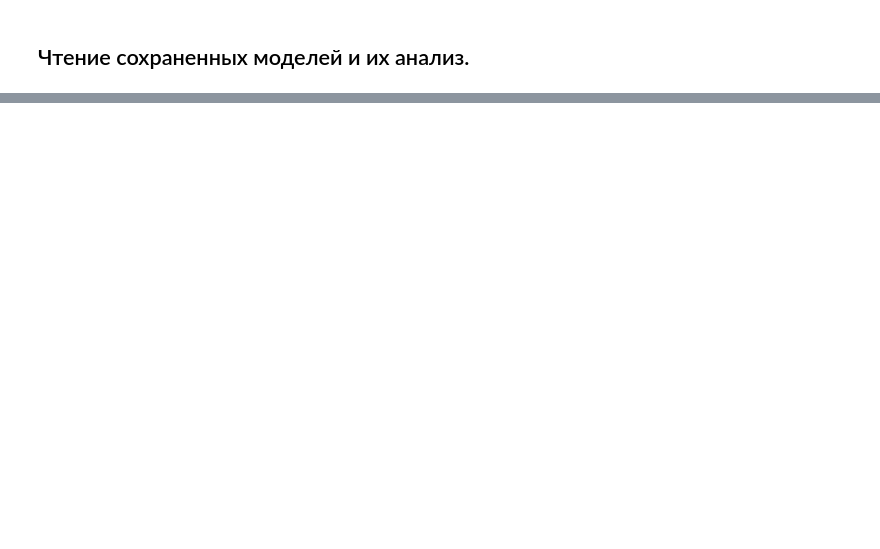
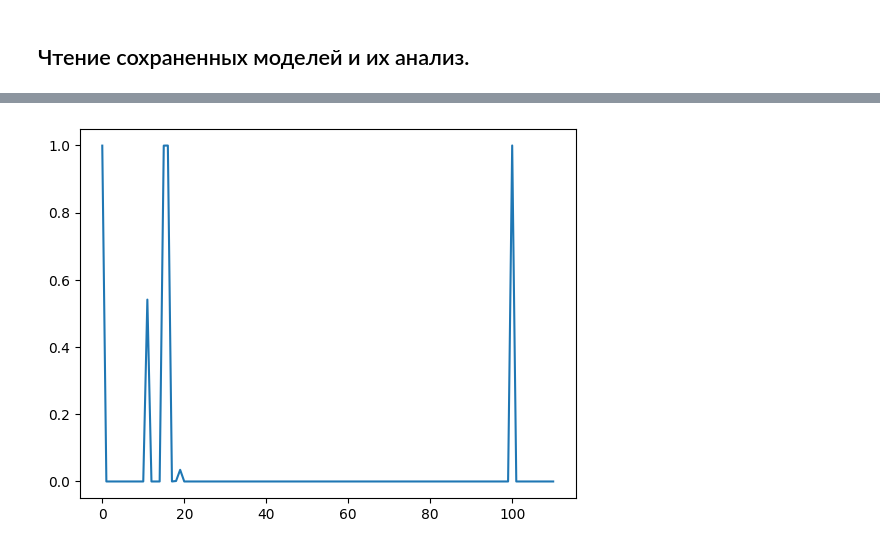
Before and after one commit to arbuz001/Wave-U-Net-Pytorch, a Jupyter notebook: classifier_mel_based.ipynb, the cells around one changed output, grey strips where cells are left out. Cells and saved outputs as stored; diff of their text form; code cells hidden in the pictures; blank space fills up the shorter version.

```diff
--- a/classifier_mel_based.ipynb
+++ b/classifier_mel_based.ipynb
@@ -350,6 +357,25 @@ def gen_smix(num_nclds_in_mix):
         scnts0[i] = sum(smix * wt[i])
     wtF = scnts0 / sum(scnts0)
     return randm_ncld_clss_lst, wtF, smix0
+# %%
+def make_dataset2(main_dir_for_dataset):
+    label = "Eu-152"
+    # label = "other"
+    # fldrs = sorted(str(p) for p in Path(main_dir_for_dataset).glob(f"*/mixture.wav_other.wav_sr=2048.csv"))
+    fldrs = sorted(str(p) for p in Path(main_dir_for_dataset).glob(f"*/mixture.wav_Eu-152.wav_sr=2048.csv"))
+    labels_dict = dict((k, v) for k, v in enumerate([label], start=1))
+    num_energies = int(channel_to_energy_channel(2048, ks0, ks1, ks2)) + 1
+    data = np.empty([0, num_energies])
+    labels = []
+    for fl in fldrs:
+        ds = pd.read_csv(f'{fl}', header=None)
+        ds = ds[ds[1].notna()]
+        calibrated_spectrum = calibrate_spectrum_by_energy(ds)
+        data = np.concatenate((data, calibrated_spectrum.reshape(1, num_energies)), axis=0)
+        labels.append(label)
+    datax = pd.DataFrame(data, columns=np.linspace(1, data.shape[1], data.shape[1]))
+    datax['label'] = labels
+    return datax, labels_dict
 # %% [markdown]
 
 ## Чтение сохраненных моделей и их анализ.
@@ -372,10 +402,11 @@ ax.grid(True)
 # %%
 %%time
-main_dir_for_dataset = './GammaSpectraGeant4/'
+# main_dir_for_dataset = './GammaSpectraGeant4/'
+main_dir_for_dataset = '/mnt/hgfs/vm_ubuntu_shared_folder/Wave-U-Net-Pytorch-fork/audio_examples/musdb18hq_geant4_2_classes_Eu152_n=720/'
 
 N,alfa,mu,sigma = 5, 1, 0, 0.01
 Num_drifts = 4
 classes_amnt = 16
 num_sets = 33
 num_energies = int(channel_to_energy_channel(2048,ks0, ks1, ks2)) + 1
-data ,labels_dict= make_dataset1(main_dir_for_dataset)
+data ,labels_dict= make_dataset2(main_dir_for_dataset)
@@ -382,5 +416,7 @@ data ,labels_dict= make_dataset1(main_dir_for_dataset)
 # %%
 data_mono = data.copy()
-data_mono['nuclide'] = [labels_dict[k] for k in data_mono['label'].values]
+# label = 'other'
+label = 'Eu-152'
+data_mono['nuclide'] = [label for k, zz in enumerate(data_mono['label'].values)]
 data_mono.drop(columns='label',inplace=True)
 data_mono
@@ -423,0 +605,7 @@ saved_model_Zr_95 = load_model(f'./classification_models_mononuclides/best_model
+# %%
+verificat_df["Eu-152"].values.astype("float")
+
+plt.plot(verificat_df["Eu-152"].values.astype("float"))
+plt.show()
+# %% [output]
+[figure, added]
```
Also changed, not shown: parts of 13 cells of this notebook.
